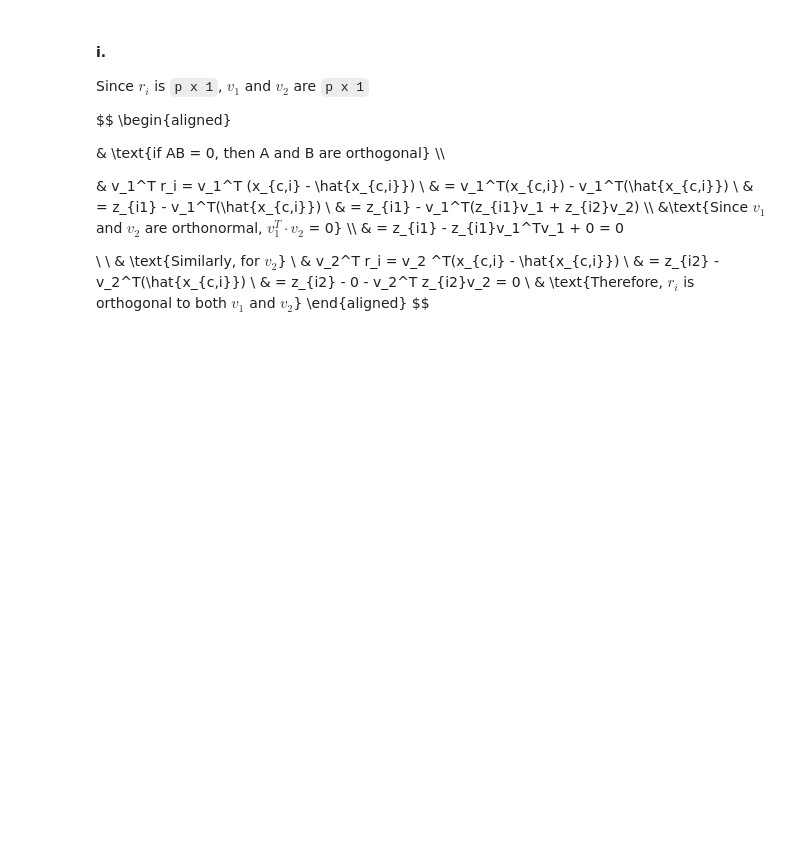
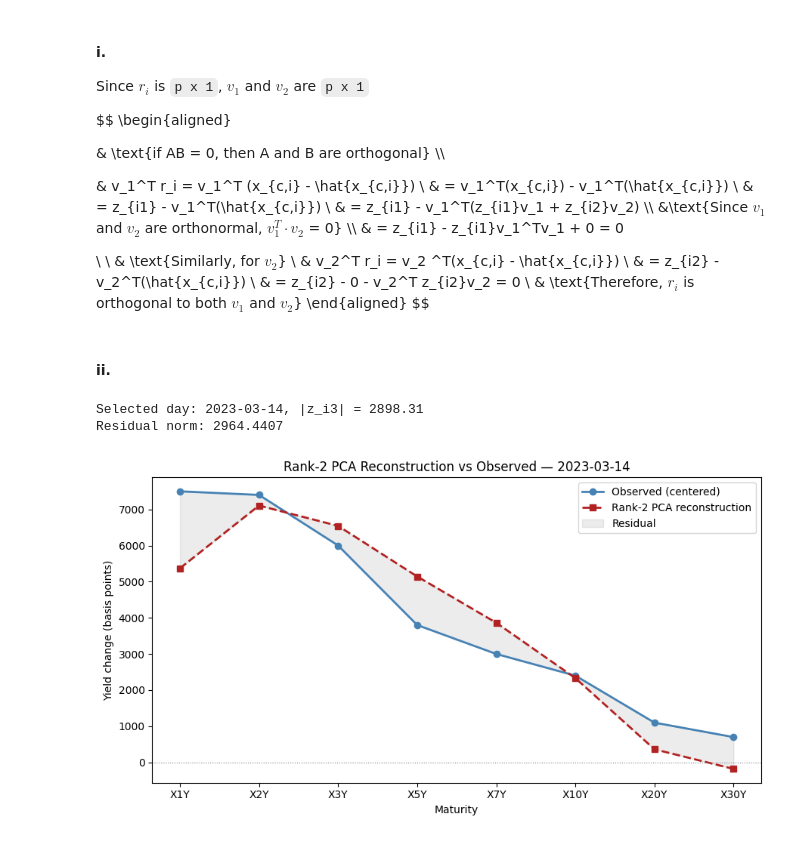
Before and after one commit to y3y-tech/Multivariate_Statistical_Analysis, a Jupyter notebook: HW1/HW1.ipynb, the cells around one changed output. Cells and saved outputs as stored; diff of their text form; code cells hidden in the pictures; blank space fills up the shorter version.

```diff
--- a/HW1/HW1.ipynb
+++ b/HW1/HW1.ipynb
@@ -625,3 +645,61 @@ $$
 & \text{Therefore, $r_i$ is orthogonal to both $v_1$ and $v_2$}
 \end{aligned}
 $$
+# %% [markdown]
+#### ii.
+# %%
+from sklearn.preprocessing import StandardScaler
+from sklearn.decomposition import PCA
+import matplotlib.pyplot as plt
+import numpy as np
+
+
+scaler = StandardScaler(with_std=False)
+X_centered = scaler.fit_transform(treasury_df)
+
+
+pca = PCA(n_components=8)
+scores = pca.fit_transform(X_centered)
+loadings = pca.components_
+
+
+pc3_scores = scores[:, 2]
+worst_day_idx = np.argmax(np.abs(pc3_scores))
+worst_day = treasury_df.index[worst_day_idx]
+print(f"Selected day: {worst_day}, |z_i3| = {np.abs(pc3_scores[worst_day_idx]):.2f}")
+
+
+x_obs = X_centered[worst_day_idx]
+
+
+v1, v2 = loadings[0], loadings[1]
+z_i1, z_i2 = scores[worst_day_idx, 0], scores[worst_day_idx, 1]
+x_hat = z_i1 * v1 + z_i2 * v2
+
+
+residual = x_obs - x_hat
+print(f"Residual norm: {np.linalg.norm(residual):.4f}")
+
+
+maturities = treasury_df.columns.tolist()
+
+plt.figure(figsize=(9, 5))
+plt.plot(maturities, x_obs, 'o-', color='steelblue', linewidth=2,
+         markersize=6, label='Observed (centered)')
+plt.plot(maturities, x_hat, 's--', color='firebrick', linewidth=2,
+         markersize=6, label='Rank-2 PCA reconstruction')
+plt.fill_between(range(len(maturities)), x_obs, x_hat,
+                 alpha=0.15, color='gray', label='Residual')
+
+plt.xticks(range(len(maturities)), maturities)
+plt.axhline(0, color='gray', linewidth=0.8, linestyle=':')
+plt.xlabel('Maturity')
+plt.ylabel('Yield change (basis points)')
+plt.title(f'Rank-2 PCA Reconstruction vs Observed — {worst_day}')
+plt.legend()
+plt.tight_layout()
+plt.show()
+# %% [output]
+Selected day: 2023-03-14, |z_i3| = 2898.31
+Residual norm: 2964.4407
+[figure, added]
```
Also changed, not shown: parts of 10 cells of this notebook, 3 other files.
